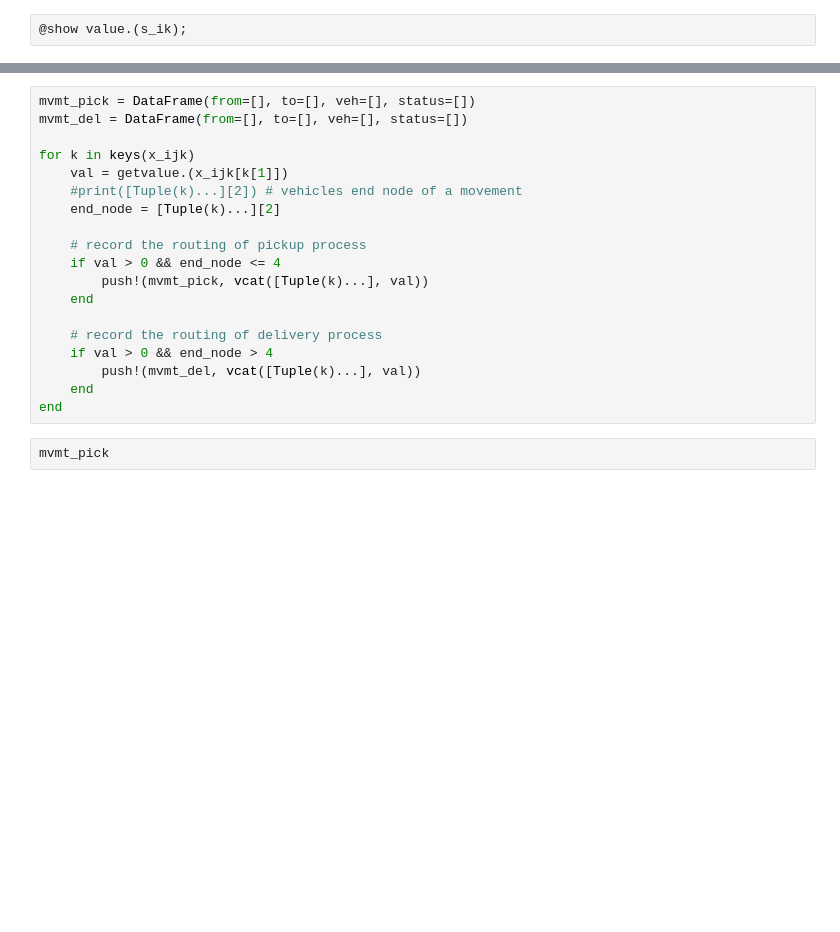
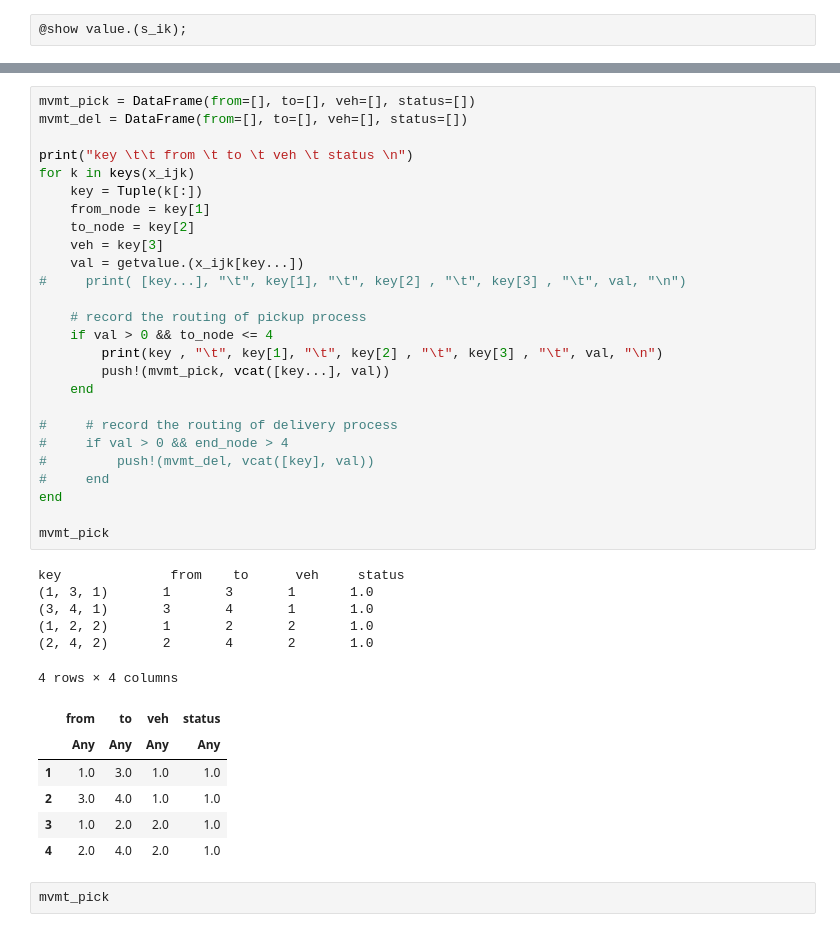
Before and after one commit to far24/optim_freight, a Jupyter notebook: cross-dock/julia_jump/research_code.ipynb, the cells around one changed output, grey strips where cells are left out. Cells and saved outputs as stored; diff of their text form; blank space fills up the shorter version.

```diff
--- a/cross-dock/julia_jump/research_code.ipynb
+++ b/cross-dock/julia_jump/research_code.ipynb
@@ -358,22 +460,42 @@ pick_amt
 # %%
 mvmt_pick = DataFrame(from=[], to=[], veh=[], status=[])
 mvmt_del = DataFrame(from=[], to=[], veh=[], status=[])
 
+print("key \t\t from \t to \t veh \t status \n")
 for k in keys(x_ijk)
-    val = getvalue.(x_ijk[k[1]])
-    #print([Tuple(k)...][2]) # vehicles end node of a movement
-    end_node = [Tuple(k)...][2]
+    key = Tuple(k[:])
+    from_node = key[1]
+    to_node = key[2]
+    veh = key[3]
+    val = getvalue.(x_ijk[key...])
+#     print( [key...], "\t", key[1], "\t", key[2] , "\t", key[3] , "\t", val, "\n")
 
     # record the routing of pickup process
-    if val > 0 && end_node <= 4
-        push!(mvmt_pick, vcat([Tuple(k)...], val))
+    if val > 0 && to_node <= 4
+        print(key , "\t", key[1], "\t", key[2] , "\t", key[3] , "\t", val, "\n")
+        push!(mvmt_pick, vcat([key...], val))
     end
 
-    # record the routing of delivery process
-    if val > 0 && end_node > 4
-        push!(mvmt_del, vcat([Tuple(k)...], val))
-    end
+#     # record the routing of delivery process
+#     if val > 0 && end_node > 4
+#         push!(mvmt_del, vcat([key], val))
+#     end
 end
+
+mvmt_pick
+# %% [output]
+key              from    to      veh     status
+(1, 3, 1)       1       3       1       1.0
+(3, 4, 1)       3       4       1       1.0
+(1, 2, 2)       1       2       2       1.0
+(2, 4, 2)       2       4       2       1.0
+4 rows × 4 columns
+|  | from | to | veh | status |
+|  | Any | Any | Any | Any |
+| 1 | 1.0 | 3.0 | 1.0 | 1.0 |
+| 2 | 3.0 | 4.0 | 1.0 | 1.0 |
+| 3 | 1.0 | 2.0 | 2.0 | 1.0 |
+| 4 | 2.0 | 4.0 | 2.0 | 1.0 |
 # %%
 mvmt_pick
 # %%
```
Also changed, not shown: parts of 14 cells of this notebook, 1 other file.
